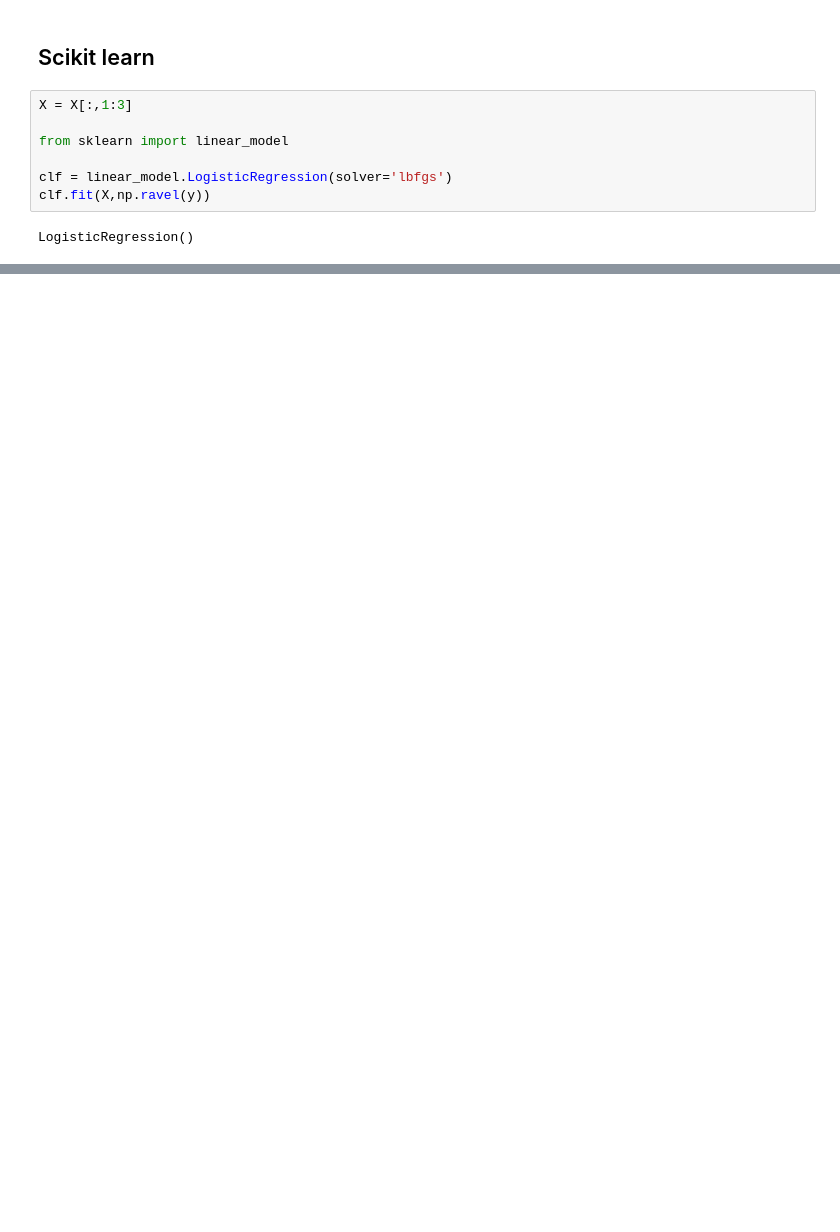
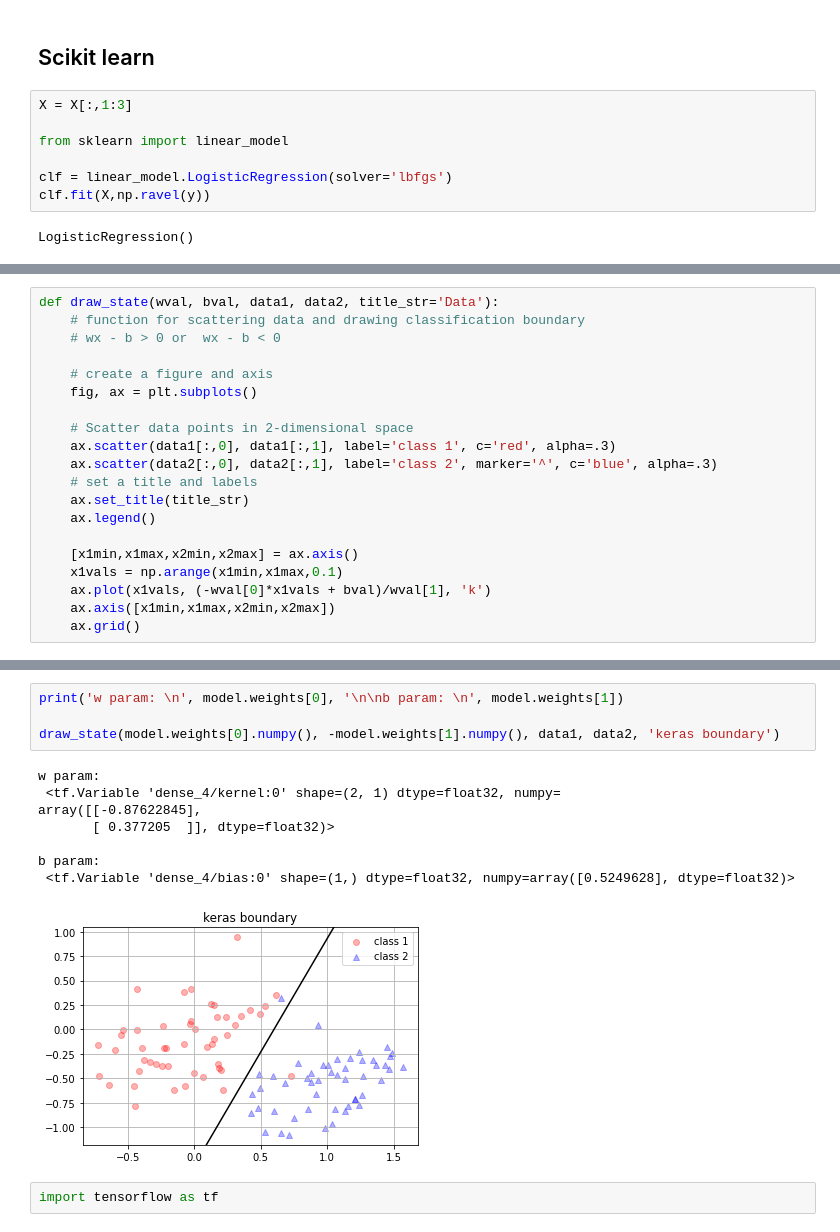
Before and after one commit to enjoy-365/AI_Programming_2022, a Jupyter notebook: week3/3.2) logistic regression.ipynb, the cells around one changed output, grey strips where cells are left out. Cells and saved outputs as stored; diff of their text form; blank space fills up the shorter version.

```diff
--- a/week3/3.2) logistic regression.ipynb
+++ b/week3/3.2) logistic regression.ipynb
@@ -186,0 +250,20 @@ plt.show()
+# %%
+def draw_state(wval, bval, data1, data2, title_str='Data'):
+    # function for scattering data and drawing classification boundary
+    # wx - b > 0 or  wx - b < 0
+
+    # create a figure and axis
+    fig, ax = plt.subplots()
+
+    # Scatter data points in 2-dimensional space
+    ax.scatter(data1[:,0], data1[:,1], label='class 1', c='red', alpha=.3)
+    ax.scatter(data2[:,0], data2[:,1], label='class 2', marker='^', c='blue', alpha=.3)
+    # set a title and labels
+    ax.set_title(title_str)
+    ax.legend()
+
+    [x1min,x1max,x2min,x2max] = ax.axis()
+    x1vals = np.arange(x1min,x1max,0.1)
+    ax.plot(x1vals, (-wval[0]*x1vals + bval)/wval[1], 'k')
+    ax.axis([x1min,x1max,x2min,x2max])
+    ax.grid()
@@ -186,0 +278,15 @@ plt.show()
+# %%
+print('w param: \n', model.weights[0], '\n\nb param: \n', model.weights[1])
+
+draw_state(model.weights[0].numpy(), -model.weights[1].numpy(), data1, data2, 'keras boundary')
+# %% [output]
+w param:
+ <tf.Variable 'dense_4/kernel:0' shape=(2, 1) dtype=float32, numpy=
+array([[-0.87622845],
+       [ 0.377205  ]], dtype=float32)>
+
+b param:
+ <tf.Variable 'dense_4/bias:0' shape=(1,) dtype=float32, numpy=array([0.5249628], dtype=float32)>
+[figure, added]
+# %%
+import tensorflow as tf
```
Also changed, not shown: parts of 18 cells of this notebook.
